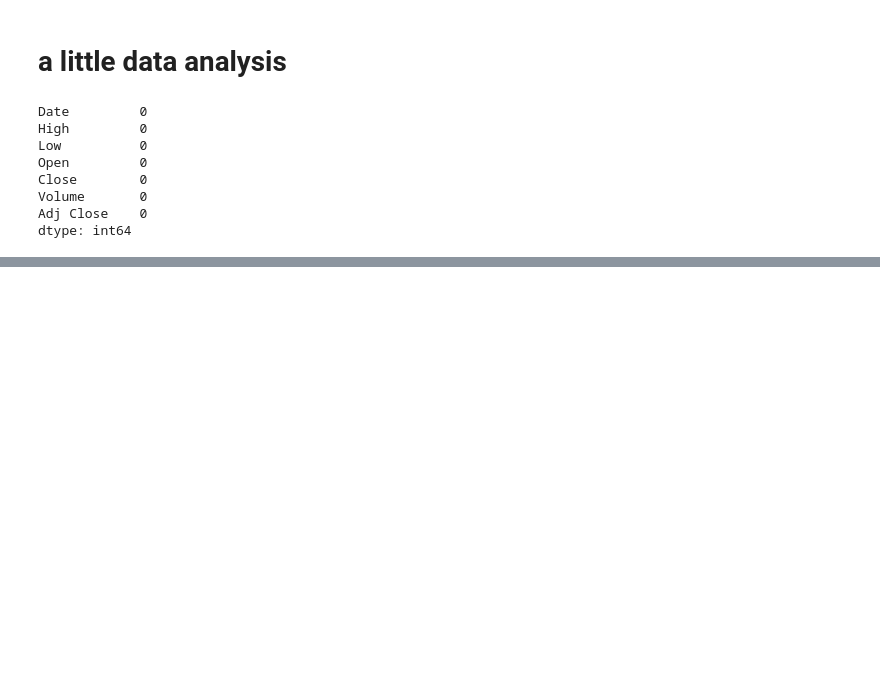
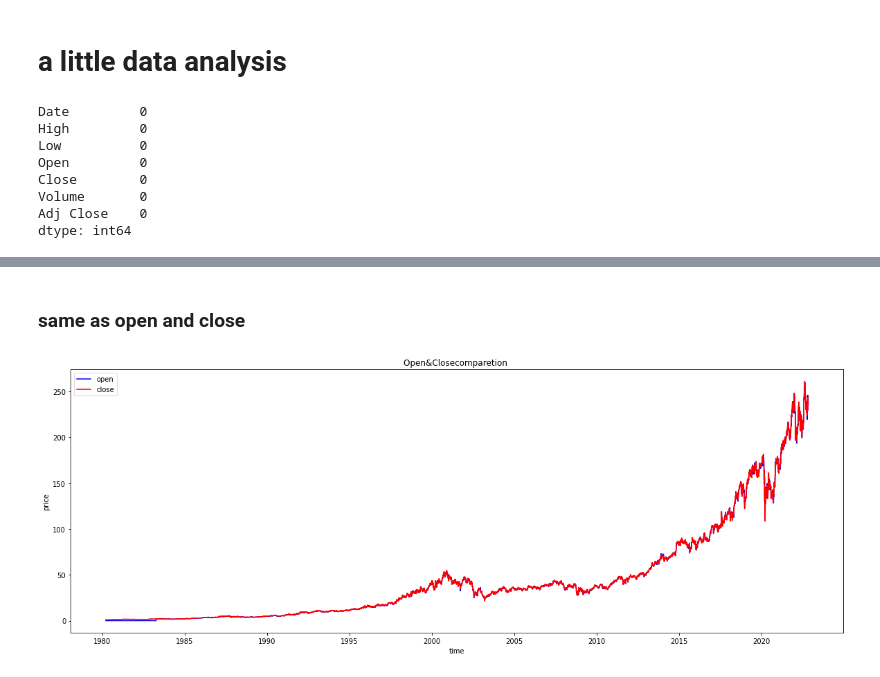
Before and after one commit to danyow-cheung/kaggle_practise, a Jupyter notebook: stock/stock-prediction-lstm.ipynb, the cells around one changed output, grey strips where cells are left out. Cells and saved outputs as stored; diff of their text form; code cells hidden in the pictures; blank space fills up the shorter version.

```diff
--- a/stock/stock-prediction-lstm.ipynb
+++ b/stock/stock-prediction-lstm.ipynb
@@ -62,0 +98,15 @@ TypeError: '<' not supported between instances of 'str' and 'int'
+# %% [markdown]
+###  same as open and close
+# %%
+open_data = data['Open']
+close_data = data['Close']
+plt.figure(figsize = (20,7))
+plt.plot(time,open_data,color='blue',label='open')
+plt.plot(time,close_data,color='red',label='close')
+plt.title('Open&Closecomparetion ')
+plt.xlabel('time')
+plt.ylabel('price')
+plt.legend(title='')
+plt.show()
+# %% [output]
+[figure, added]
```
Also changed, not shown: parts of 24 cells of this notebook.
